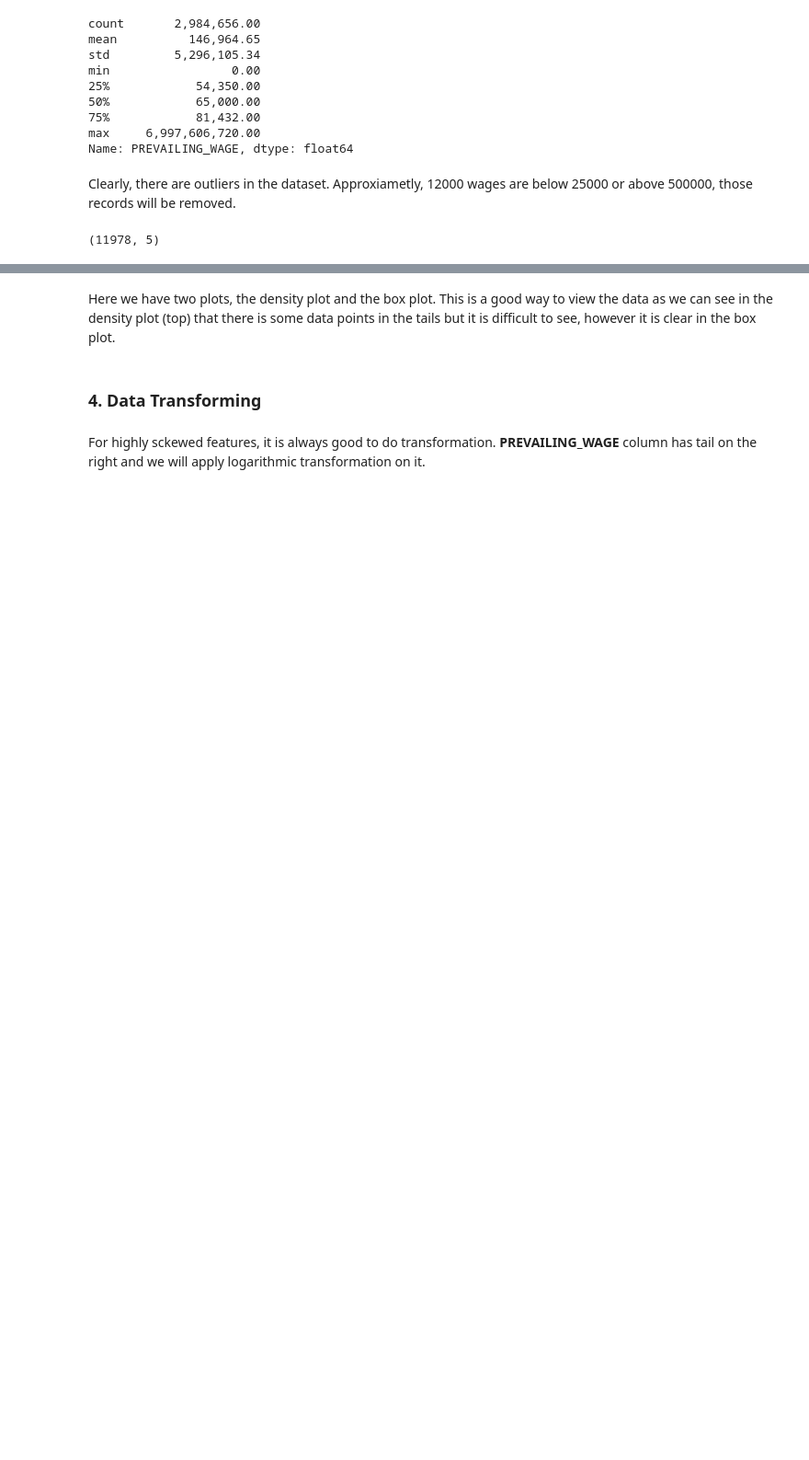
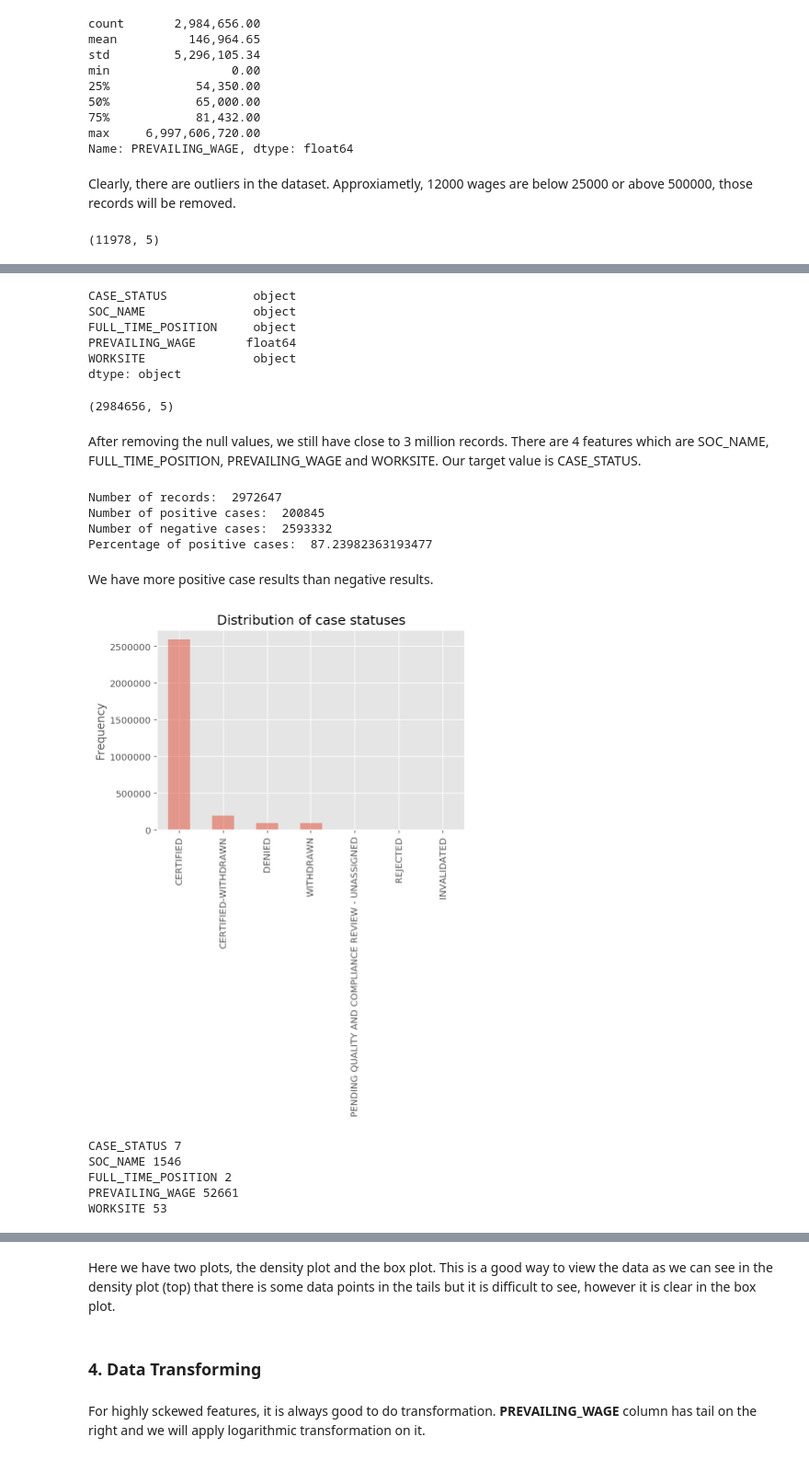
Before and after one commit to numanyilmaz/Capstone, a Jupyter notebook: Capstone.ipynb, the cells around one changed output, grey strips where cells are left out. Shown at 92% size. Cells and saved outputs as stored; diff of their text form; code cells hidden in the pictures; blank space fills up the shorter version.

```diff
--- a/Capstone.ipynb
+++ b/Capstone.ipynb
@@ -95,2 +88,0 @@ There are seven types of case statues but only the "CERTIFIED" have a positive r
-# %%
-data['CASE_STATUS'] = data['CASE_STATUS'].apply(lambda x: 1 if x == 'CERTIFIED' else 0)
@@ -187,0 +122,46 @@ cleaned_data = cleaned_data[(cleaned_data['PREVAILING_WAGE'] > 25000)]
+# %%
+# type of columns
+cleaned_data.dtypes
+# %% [output]
+CASE_STATUS            object
+SOC_NAME               object
+FULL_TIME_POSITION     object
+PREVAILING_WAGE       float64
+WORKSITE               object
+dtype: object
+# %%
+# number of records in the dataset
+data.shape
+# %% [output]
+(2984656, 5)
+# %% [markdown]
+After removing the null values, we still have close to 3 million records. There are 4 features which are SOC_NAME, FULL_TIME_POSITION, PREVAILING_WAGE and WORKSITE. Our target value is CASE_STATUS.
+# %%
+print ('Number of records: ', cleaned_data.shape[0])
+print ('Number of positive cases: ', cleaned_data['CASE_STATUS'].value_counts()[1])
+print ('Number of negative cases: ', cleaned_data['CASE_STATUS'].value_counts()[0])
+print ('Percentage of positive cases: ', \
+       cleaned_data['CASE_STATUS'].value_counts()[0] * 100 / cleaned_data.shape[0])
+# %% [output]
+Number of records:  2972647
+Number of positive cases:  200845
+Number of negative cases:  2593332
+Percentage of positive cases:  87.23982363193477
+# %% [markdown]
+We have more positive case results than negative results.
+# %%
+cleaned_data['CASE_STATUS'].value_counts().plot(kind='bar', alpha=0.5)
+plt.title('Distribution of case statuses')
+plt.ylabel('Frequency');
+# %% [output]
+[figure, added]
+# %%
+# number of unique values in each column
+for column in cleaned_data:
+    print(column, cleaned_data[column].nunique())
+# %% [output]
+CASE_STATUS 7
+SOC_NAME 1546
+FULL_TIME_POSITION 2
+PREVAILING_WAGE 52661
+WORKSITE 53
```
Also changed, not shown: parts of 39 cells of this notebook.
